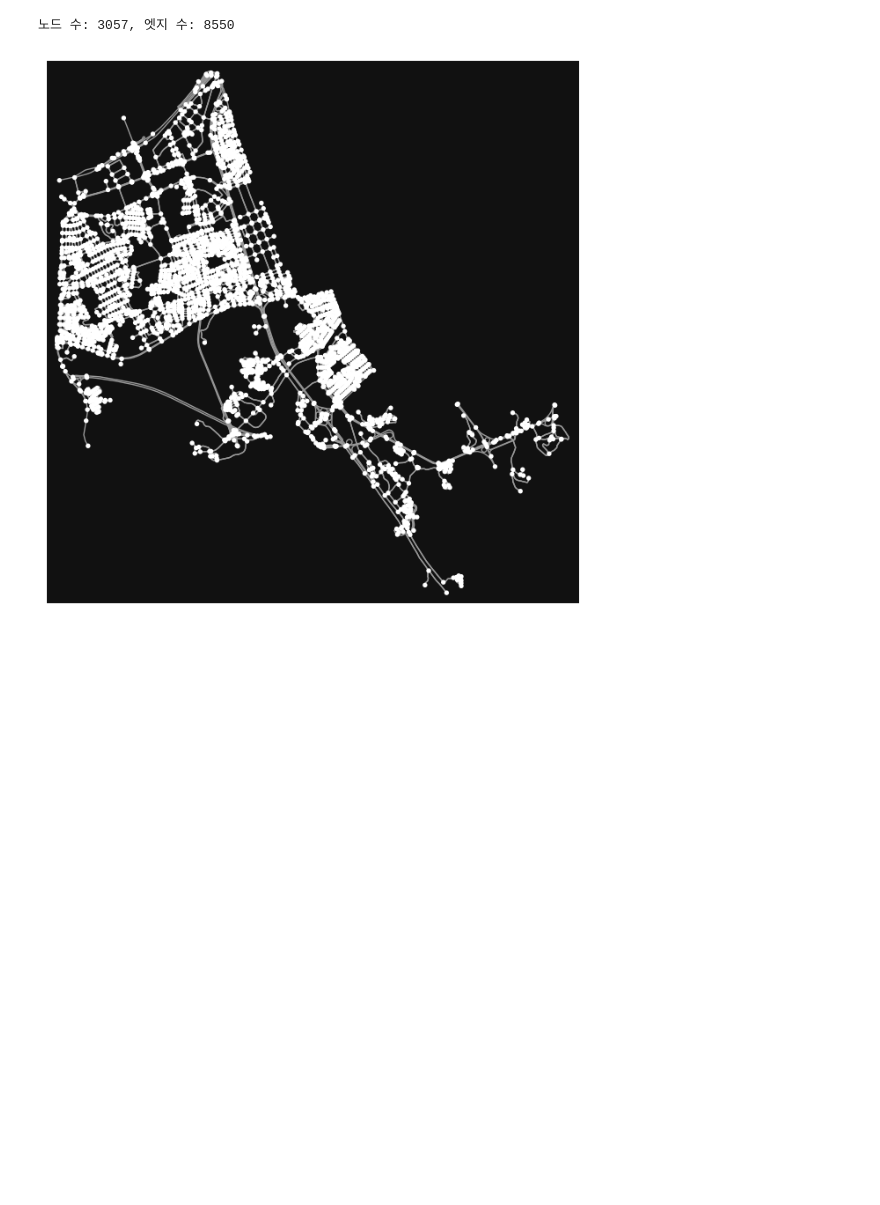
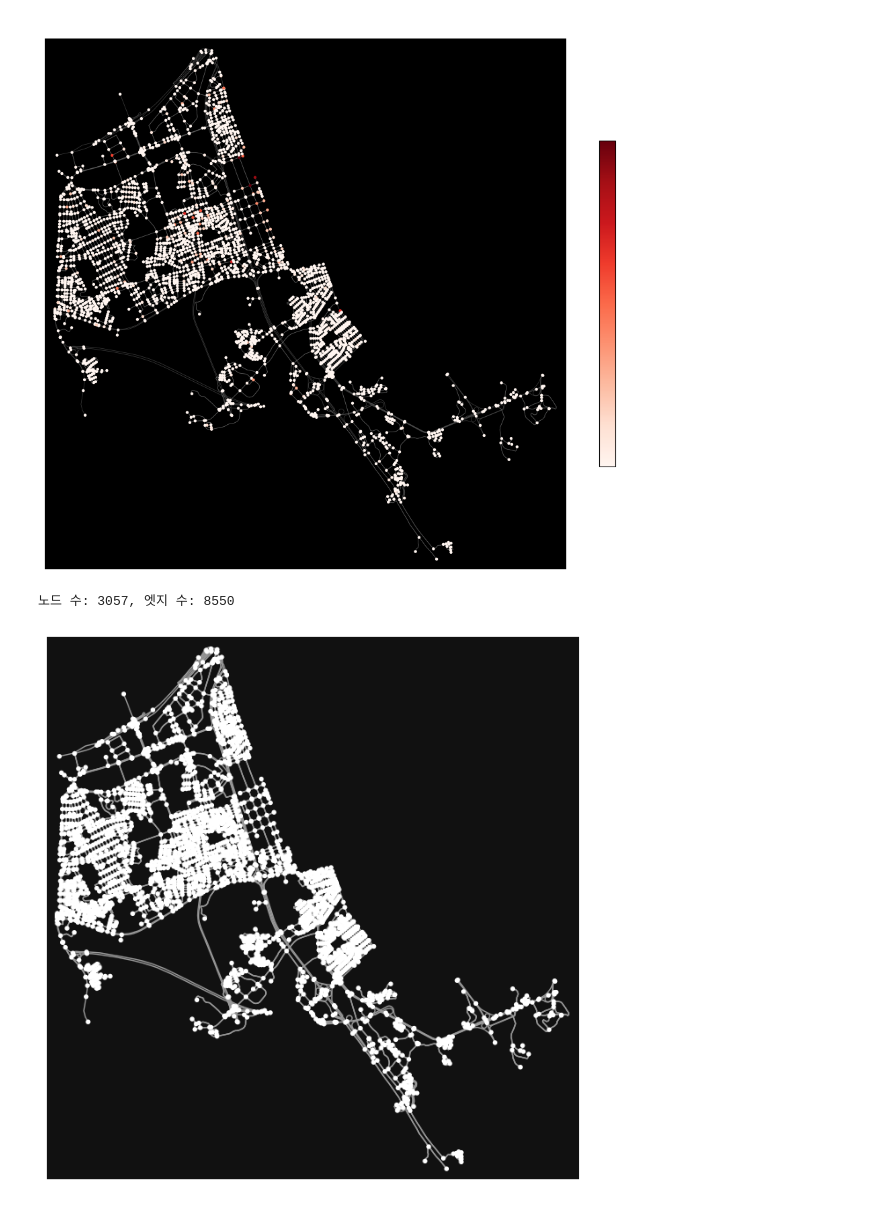
Before and after one commit to odsyjr2/Illegal-Parking-Detection, a Jupyter notebook: AI/Navigation/build_graph.ipynb, the cells around one changed output. Cells and saved outputs as stored; diff of their text form; code cells hidden in the pictures; blank space fills up the shorter version.

```diff
--- a/AI/Navigation/build_graph.ipynb
+++ b/AI/Navigation/build_graph.ipynb
@@ -10,0 +65,24 @@ from tqdm import tqdm
+# %%
+cctv_df = pd.read_csv('../../../Data/서초구주정차단속및CCTV정제데이터/CCTV기반단속개별건수.csv', encoding='cp949')
+normal_df = pd.read_csv('../../../Data/서초구주정차단속및CCTV정제데이터/일반단속개별건수_geocoded.csv', encoding='cp949')
+
+train_size = 0.7
+val_size = 0.15
+test_size = 0.15
+seed = 42
+
+# test set 분리
+cctv_train_val, cctv_test   = train_test_split(cctv_df,   test_size=test_size, random_state=seed)
+norm_train_val, norm_test   = train_test_split(normal_df, test_size=test_size, random_state=seed)
+
+# train/val 비율 재계산
+val_ratio = val_size / (train_size + val_size)
+
+# train/val set 분리
+cctv_train, cctv_val = train_test_split(cctv_train_val, test_size=val_ratio, random_state=seed)
+norm_train, norm_val = train_test_split(norm_train_val, test_size=val_ratio, random_state=seed)
+
+# 서초구 CCTV 정보
+cctv_info = pd.read_excel("../../../Data/전국CCTV표준데이터.xlsx")
+seocho_cctv = cctv_info[cctv_info['소재지도로명주소'].str.contains("서초구", na=False)]
+seocho_cctv.rename(columns={"WGS84위도" : '위도', 'WGS84경도' : '경도'}, inplace=True)
@@ -10,0 +277,4 @@ from tqdm import tqdm
+# %%
+cctv_train['단속일시'] = pd.to_datetime(cctv_train['단속일시'])
+
+cctv_train['단속일시'].max
@@ -11,3 +294,11 @@ from tqdm import tqdm
+# %%
+now = '2023-06-28 14:33:00'
+
+node_weights = compute_cctv_detection_weights(cctv_train, G, now, l=0.001)
+
+visualize_detection_weights(G, node_weights)
+# %% [output]
+[figure, added]
 # %%
 ## 그래프 예시
 
```
Also changed, not shown: parts of 13 cells of this notebook, 36 other files.
